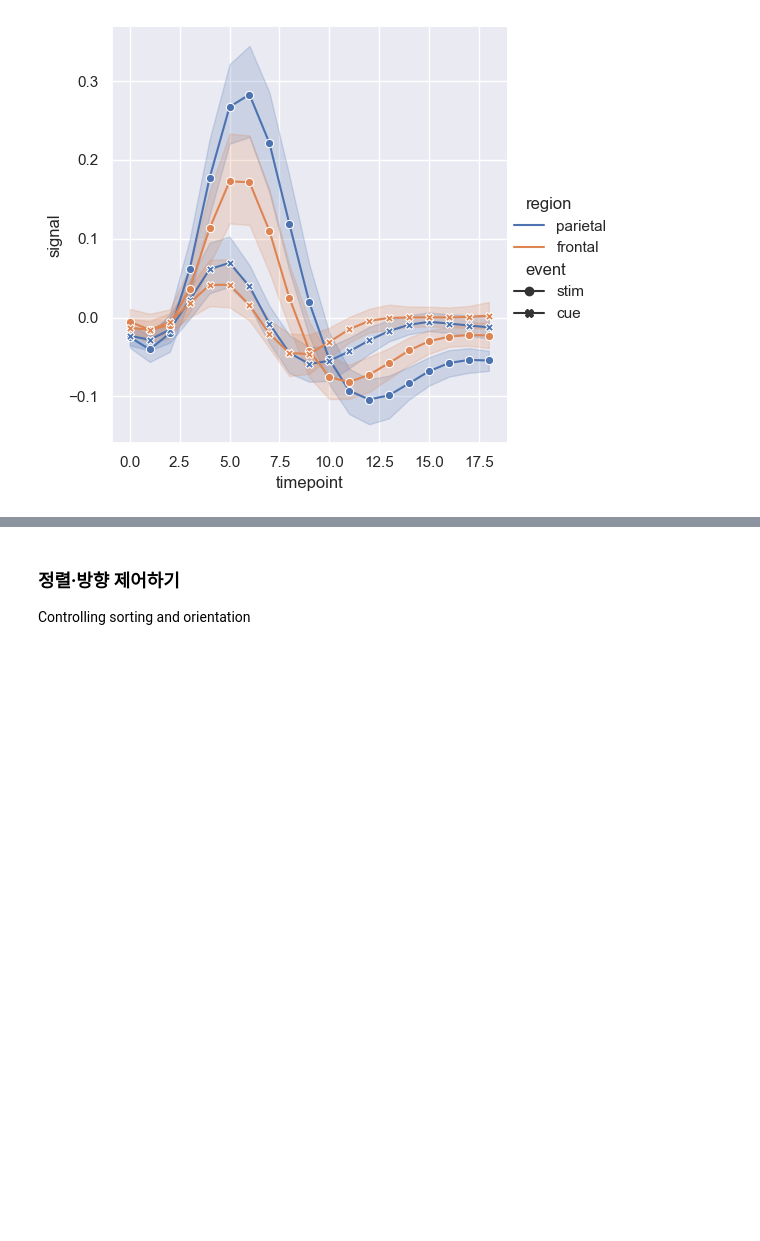
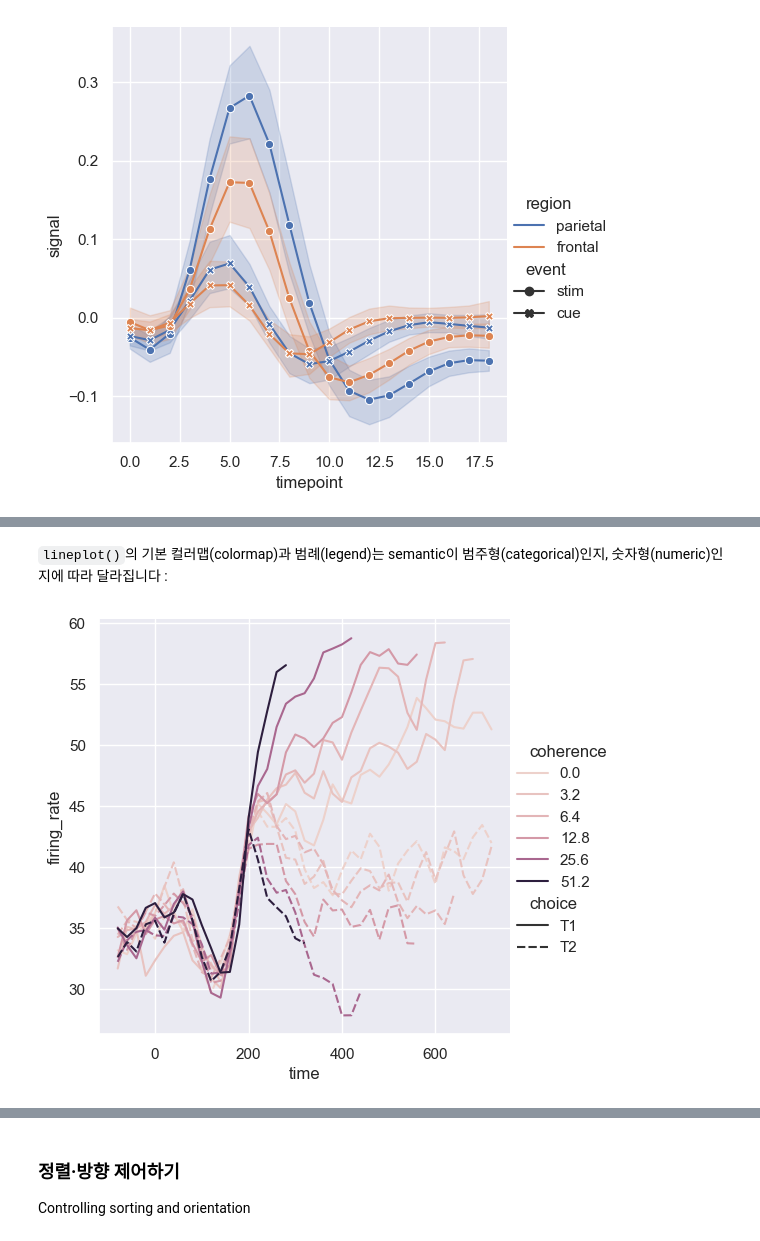
Before and after one commit to kjmn1105/Seaborn-Tuorial, a Jupyter notebook: 6_Plotting functions (1).ipynb, the cells around one changed output, grey strips where cells are left out. Cells and saved outputs as stored; diff of their text form; code cells hidden in the pictures; blank space fills up the shorter version.

```diff
--- a/6_Plotting functions (1).ipynb
+++ b/6_Plotting functions (1).ipynb
@@ -152,0 +168,8 @@ sns.relplot(data=fmri, kind="line", x="timepoint", y="signal",
+# %% [markdown]
+`lineplot()`의 기본 컬러맵(colormap)과 범례(legend)는 semantic이 범주형(categorical)인지, 숫자형(numeric)인지에 따라 달라집니다 :
+# %%
+dots = sns.load_dataset('dots').query("align == 'dots'")
+sns.relplot(data=dots, kind='line', x='time', y='firing_rate',
+           hue='coherence', style='choice');
+# %% [output]
+[figure, added]
```
Also changed, not shown: parts of 16 cells of this notebook.
